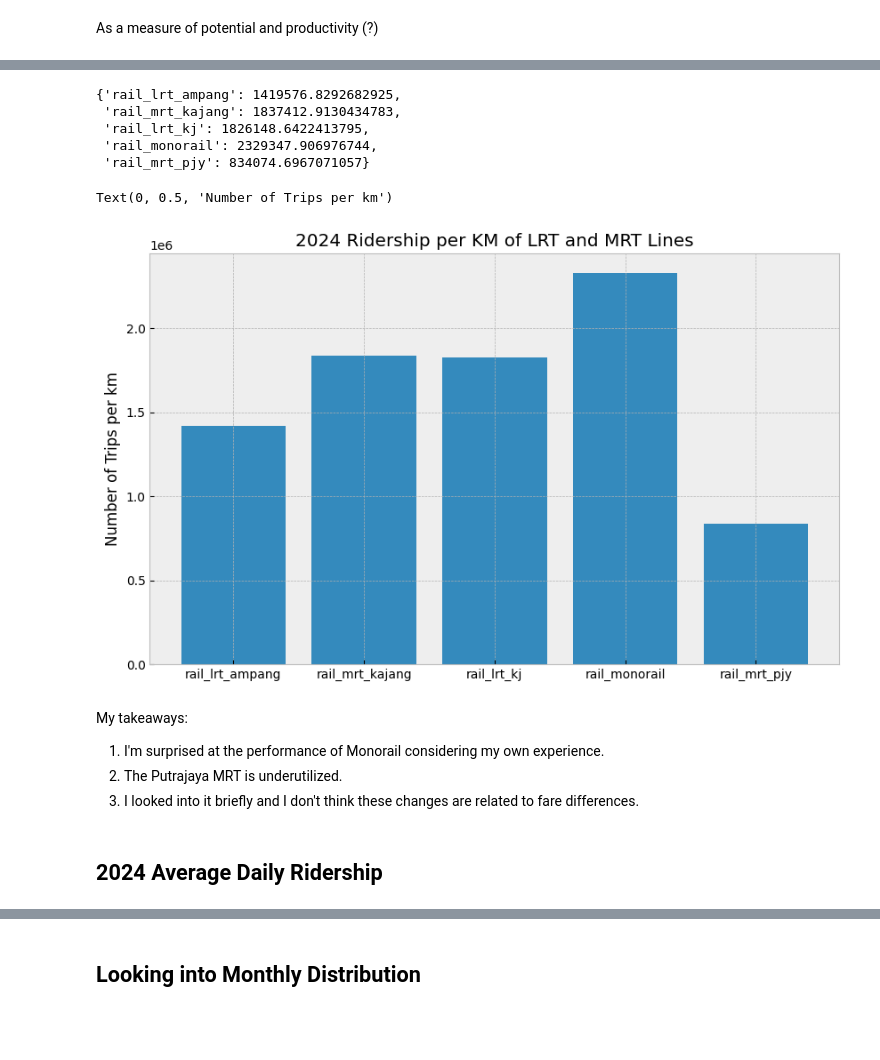
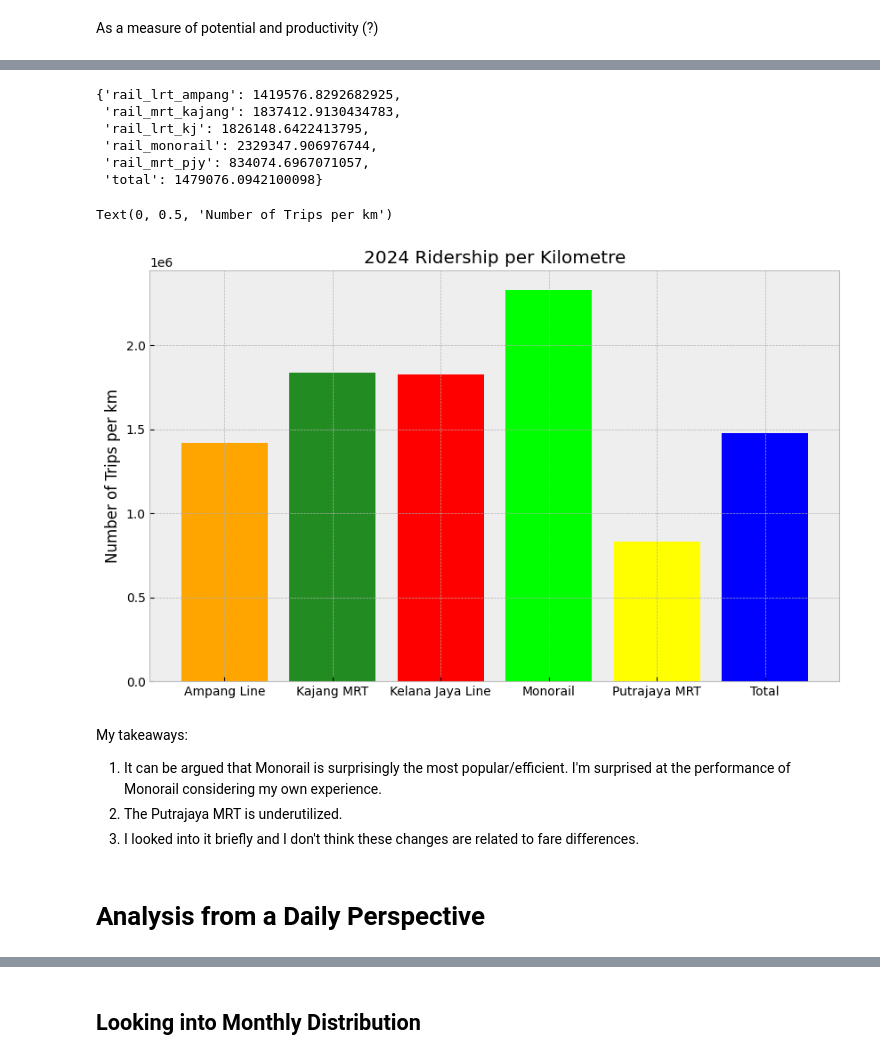
Before and after one commit to ApostropheArif/rapid-rail-ridership-analysis, a Jupyter notebook: Rapid Rail Ridership Analysis.ipynb, the cells around one changed output, grey strips where cells are left out. Drawn from its saved outputs; the diff is of its cells as text; code cells hidden in the pictures; blank space fills up the shorter version.

Commit message:
Second draft of analysis

```diff
--- a/Rapid Rail Ridership Analysis.ipynb
+++ b/Rapid Rail Ridership Analysis.ipynb
@@ -46,5 +55,8 @@ df.describe()
 # Focusing on Rapid Rail (LRT & MRT)
 # %%
 rapid_rail = df[['date', 'rail_lrt_ampang', 'rail_mrt_kajang', 'rail_lrt_kj', 'rail_monorail', 'rail_mrt_pjy']]
+numeric_cols = rapid_rail.select_dtypes(include=['float64', 'int64']).columns.to_list()
+rapid_rail['total'] = rapid_rail[numeric_cols].sum(axis=1)
+numeric_cols.append('total')
 rapid_rail.describe()
 # %% [output]
@@ -60,7 +83,5 @@ rapid_rail.describe()
 # %%
-numeric_cols = rapid_rail.select_dtypes(include=['float64', 'int64']).columns.to_list()
 rapid_rail_by_year = rapid_rail.groupby(rapid_rail['date'].dt.year)[numeric_cols].sum()
-rapid_rail_by_year['total'] = rapid_rail_by_year[numeric_cols].sum(axis=1)
 rapid_rail_by_year.reset_index(inplace=True)
 # %%
 rapid_rail_by_year.head(10).style.format(thousands=',')
@@ -121,5 +163,6 @@ As a measure of potential and productivity (?)
 # %%
 line_distance = {
+    'total': 203.8,
     'rail_lrt_ampang': 45.1,
     'rail_mrt_kajang': 46.0,
     'rail_lrt_kj': 46.4,
@@ -137,19 +180,22 @@ ridership_per_km
  'rail_mrt_kajang': 1837412.9130434783,
  'rail_lrt_kj': 1826148.6422413795,
  'rail_monorail': 2329347.906976744,
- 'rail_mrt_pjy': 834074.6967071057}
+ 'rail_mrt_pjy': 834074.6967071057,
+ 'total': 1479076.0942100098}
 # %%
 fig, ax = plt.subplots(figsize=(10, 6))
-ax.bar(x=list(ridership_per_km.keys()), height=ridership_per_km.values())
-ax.set_title('2024 Ridership per KM of LRT and MRT Lines')
+ax.bar(x=['Ampang Line', 'Kajang MRT', 'Kelana Jaya Line', 'Monorail', 'Putrajaya MRT', 'Total'],
+       height=ridership_per_km.values(),
+       color=['orange', 'forestgreen', 'red', 'lime', 'yellow', 'blue'])
+ax.set_title('2024 Ridership per Kilometre')
 ax.set_ylabel('Number of Trips per km')
 # %% [output]
 Text(0, 0.5, 'Number of Trips per km')
-[figure, old version]
+[figure, new version]
 # %% [markdown]
 My takeaways:
-1. I'm surprised at the performance of Monorail considering my own experience.
+1. It can be argued that Monorail is surprisingly the most popular/efficient. I'm surprised at the performance of Monorail considering my own experience.
 2. The Putrajaya MRT is underutilized.
 3. I looked into it briefly and I don't think these changes are related to fare differences.
-# %% [markdown]
-## 2024 Average Daily Ridership
+# %% [markdown]
+# Analysis from a Daily Perspective
```
Also changed, not shown: parts of 24 cells of this notebook.
